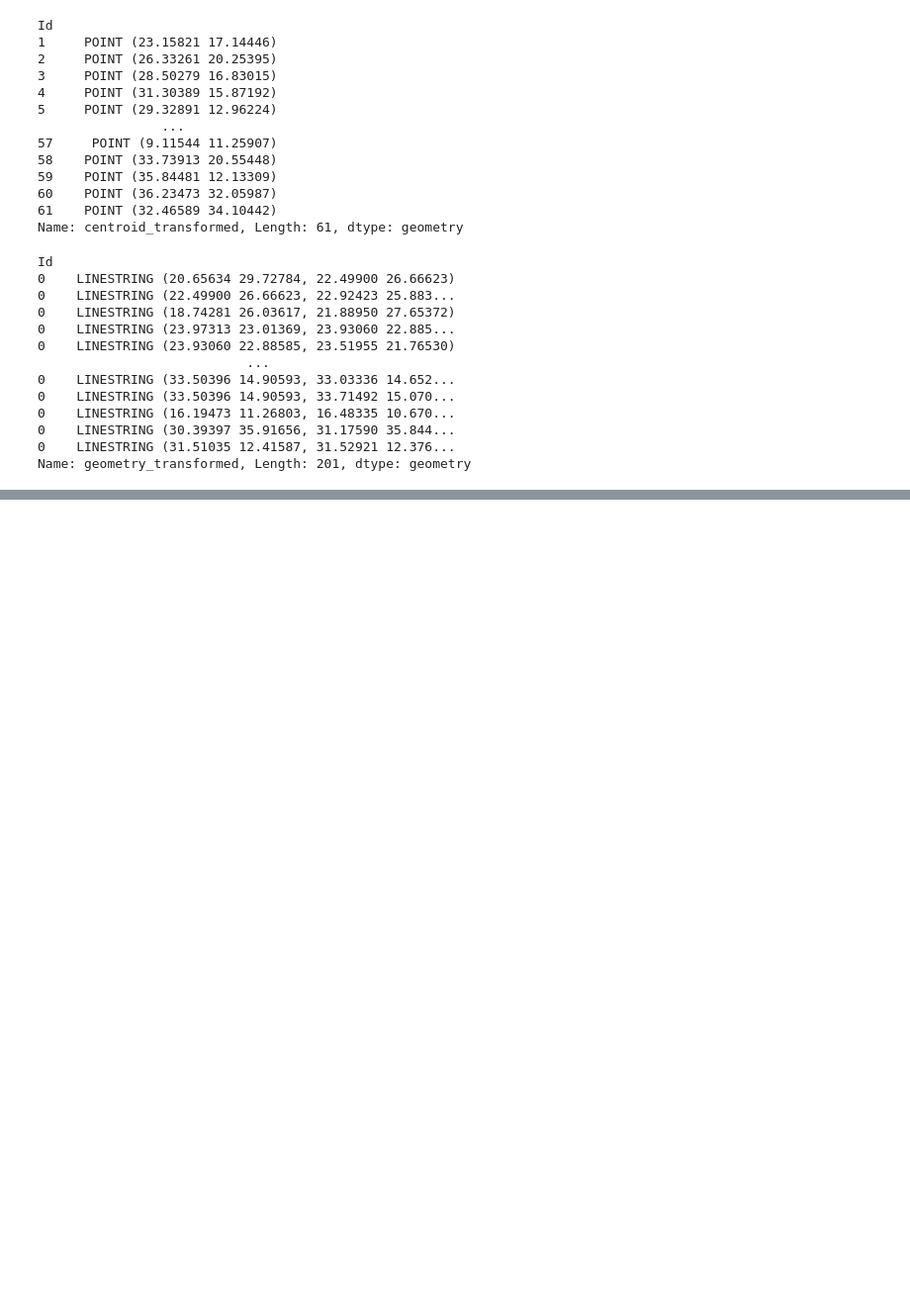
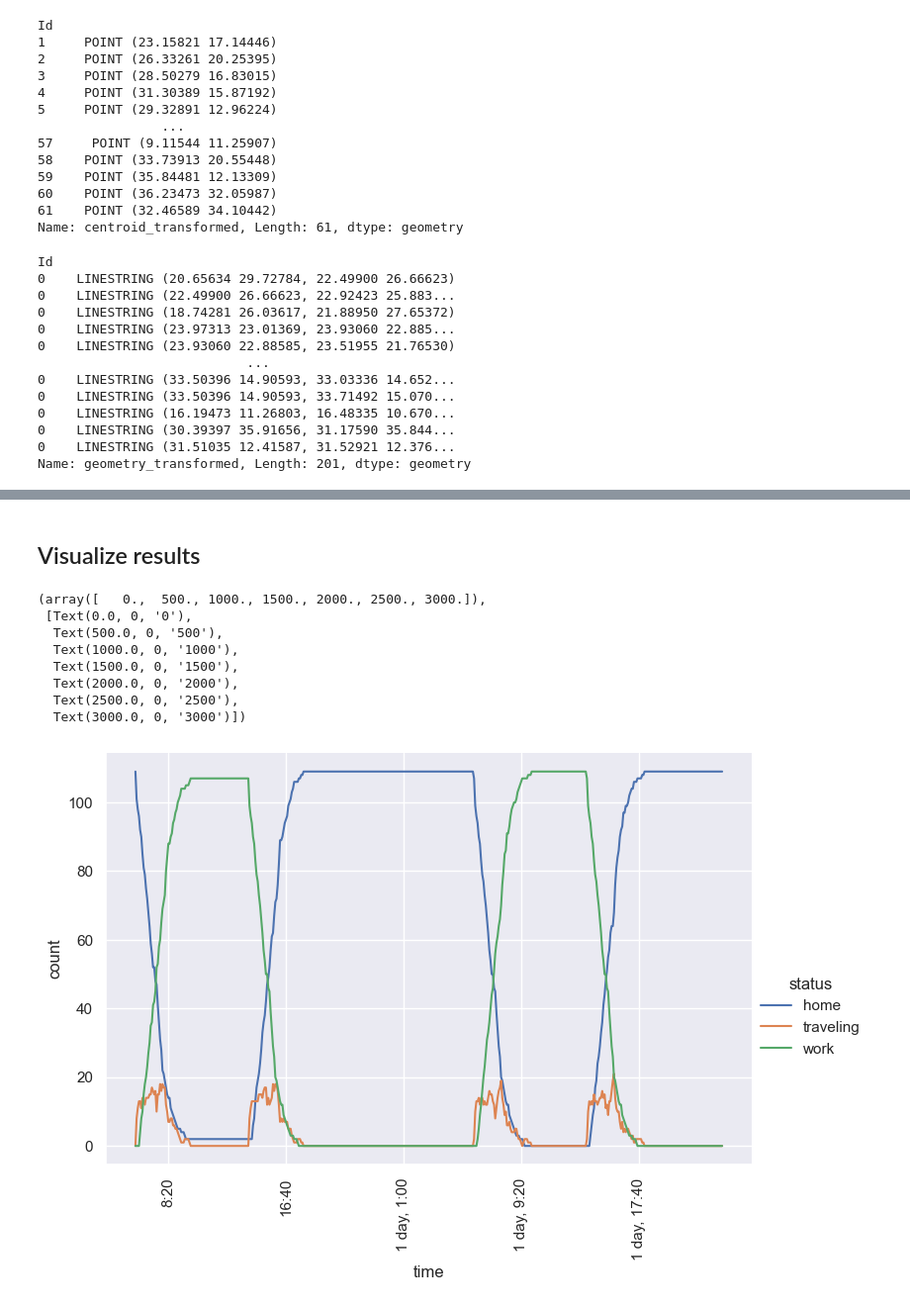
Before and after one commit to wang-boyu/agents-and-networks-in-python, a Jupyter notebook: notebooks/GMU Social Model in Python.ipynb, the cells around one changed output, grey strips where cells are left out. Shown: that part at 99% size. Saved outputs shown, nothing was run; the diff lists cells and outputs as text; code cells hidden in the pictures; blank space fills up the shorter version.

Commit message:
add model visualization

```diff
--- a/notebooks/GMU Social Model in Python.ipynb
+++ b/notebooks/GMU Social Model in Python.ipynb
@@ -1,11 +1,14 @@
 # %% [markdown]
 # Setup
 # %%
+import datetime
+
 import numpy as np
 import pandas as pd
 import matplotlib.pyplot as plt
+import matplotlib as mpl
+mpl.rcParams['figure.dpi']= 100
 import seaborn as sns
-
 sns.set()
 
 from src.space.utils import get_coord_matrix, get_affine_transform
@@ -156,0 +162,14 @@ Name: geometry_transformed, Length: 201, dtype: geometry
+# %%
+gmu_social_model = GmuSocial(gmu_buildings_file="../data/raw/campus/Mason_bld.shp",
+                             gmu_walkway_file="../data/raw/campus/Mason_walkway_line.shp",
+                             world_size_file="../data/raw/campus/world.shp",
+                             num_commuters=109, speed=5)
+
+for _ in range(500):
+    gmu_social_model.step()
+
+model_vars_df = gmu_social_model.datacollector.get_model_vars_dataframe()
+model_vars_df = pd.concat([model_vars_df["time"], model_vars_df["status"].apply(pd.Series).fillna(0.0)], axis=1)
+model_vars_df["time"] = model_vars_df["time"] / pd.Timedelta(minutes=1)
+model_vars_df = model_vars_df.melt(id_vars=["time"], value_vars=["home", "traveling", "work"], var_name="status", value_name="count")
+model_vars_df.head()
@@ -156,0 +186,16 @@ Name: geometry_transformed, Length: 201, dtype: geometry
+# %% [markdown]
+## Visualize results
+# %%
+sns.relplot(x="time", y="count", data=model_vars_df, kind="line", hue="status", aspect=1.5)
+plt.gca().xaxis.set_major_formatter(lambda x, pos: ":".join(str(datetime.timedelta(minutes=x)).split(":")[:2]))
+plt.xticks(rotation=90)
+# %% [output]
+(array([   0.,  500., 1000., 1500., 2000., 2500., 3000.]),
+ [Text(0.0, 0, '0'),
+  Text(500.0, 0, '500'),
+  Text(1000.0, 0, '1000'),
+  Text(1500.0, 0, '1500'),
+  Text(2000.0, 0, '2000'),
+  Text(2500.0, 0, '2500'),
+  Text(3000.0, 0, '3000')])
+[figure, added]
```
Also changed, not shown: parts of 6 cells of this notebook, 2 other files.
